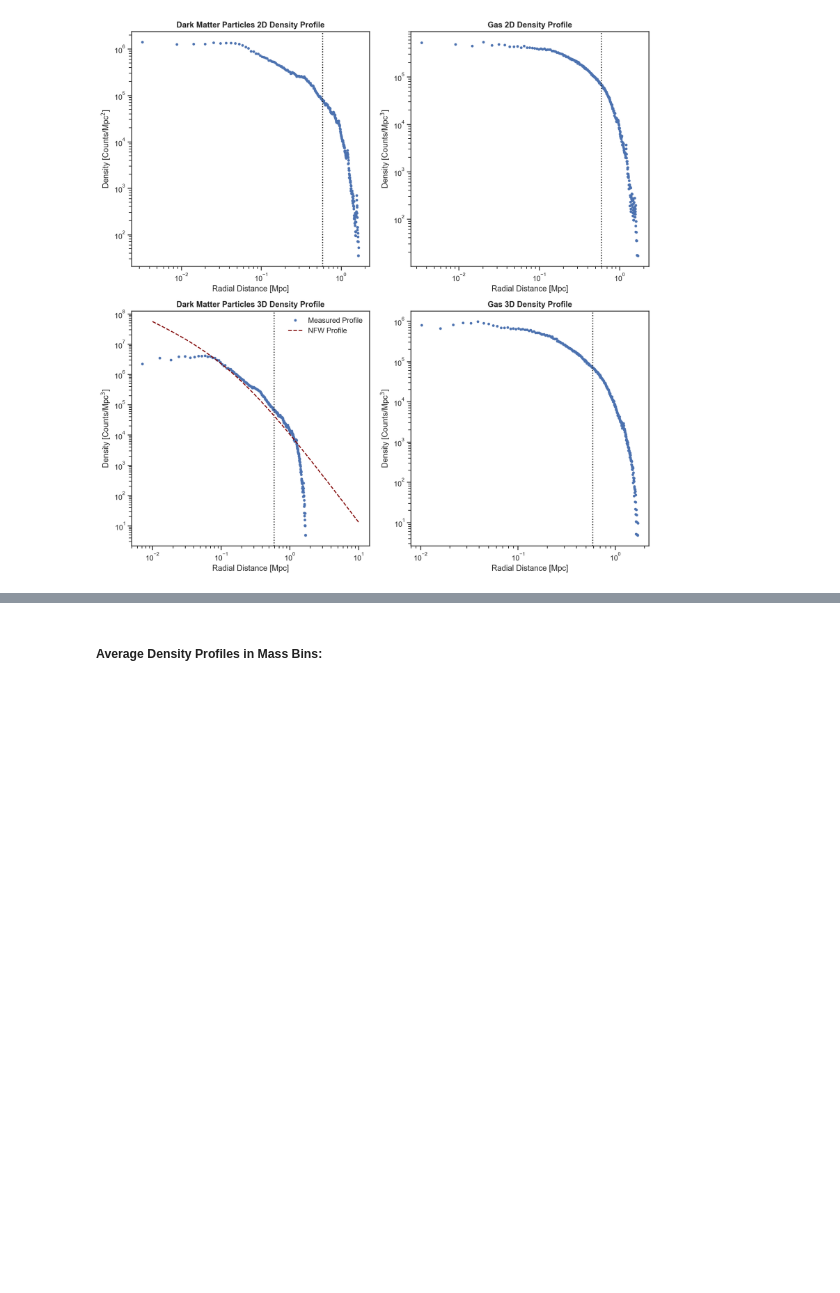
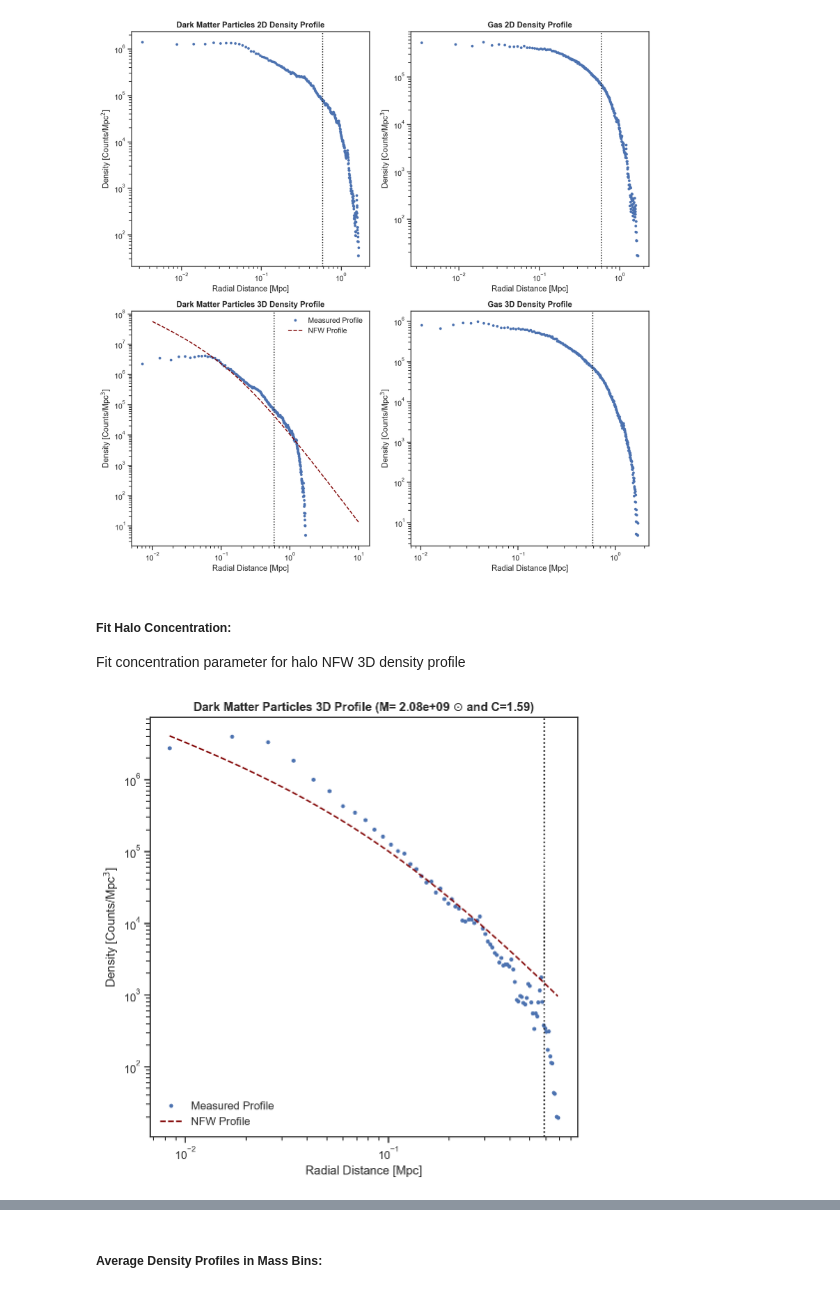
Before and after one commit to samgolds/tng-splashback-measurements, a Jupyter notebook: density_profile_measurements.ipynb, the cells around one changed output, grey strips where cells are left out. Drawn from its saved outputs; the diff is of its cells as text; code cells hidden in the pictures; blank space fills up the shorter version.

```diff
--- a/density_profile_measurements.ipynb
+++ b/density_profile_measurements.ipynb
@@ -274,3 +282,63 @@ plt.yscale("log")
 plt.tight_layout()
 # %% [output]
 [figure]
+# %% [markdown]
+##### **Fit Halo Concentration:**
+
+Fit concentration parameter for halo NFW 3D density profile
+# %%
+halo = HALO_PROFILE(halo_grp, halo_ind=900)
+
+halo.recompute_profiles(80)
+# Determine optimal concentration
+
+def chi_2_NFW(c, input_halo):
+
+    # Get profile measurement of halo
+    r, rho_true = input_halo.dm_3d_profile[0:2]
+
+    # Compute nfw profile
+    p_nfw = profile_nfw.NFWProfile(M = input_halo.halo_M_Crit200/conv_fac,
+                                   c = c, z = redshift, mdef = '200c')
+    rho_nfw = p_nfw.density(r/conv_fac)
+
+    return np.sum((rho_nfw-rho_true)**2)
+
+res = scipy.optimize.minimize(chi_2_NFW, x0=[5], args=halo)
+
+c_opt = res.x
+
+# Determine r range for nfw computation
+r_min = np.log10(np.min(halo.dm_3d_profile[0]))
+r_max = np.log10(np.max(halo.dm_3d_profile[0]))
+r = np.logspace(r_min, r_max, 1000)/conv_fac
+# Compute profile
+
+z = redshift
+p_nfw = profile_nfw.NFWProfile(M = halo.halo_M_Crit200/conv_fac,
+                               c = c_opt, z = z, mdef = '200c')
+rho_nfw = p_nfw.density(r)
+
+plt.figure(figsize=(7,7))
+plt.plot(halo.dm_3d_profile[0], halo.dm_3d_profile[1],'.',
+         label="Measured Profile")
+plt.axvline(halo.R_mean_200, color="k", linestyle=":")
+
+plt.plot(r*conv_fac, rho_nfw, '--',
+         color="Maroon", label = 'NFW Profile')
+
+halo_mass = halo_grp['GroupMass'][halo_ind]*10**10*conv_fac
+plt.title("Dark Matter Particles 3D Profile"+
+          r" (M= {:.2e} $\odot $ and C={:.2f})".format(halo_mass, c_opt[0]),
+          fontweight="bold")
+plt.xlabel("Radial Distance [Mpc]")
+plt.ylabel("Density [Counts/Mpc$^3$]")
+
+# Add halo parameters
+plt.legend(frameon=False)
+plt.xscale("log")
+plt.yscale("log")
+
+plt.tight_layout()
+# %% [output]
+[figure, added]
```
Also changed, not shown: parts of 6 cells of this notebook.
